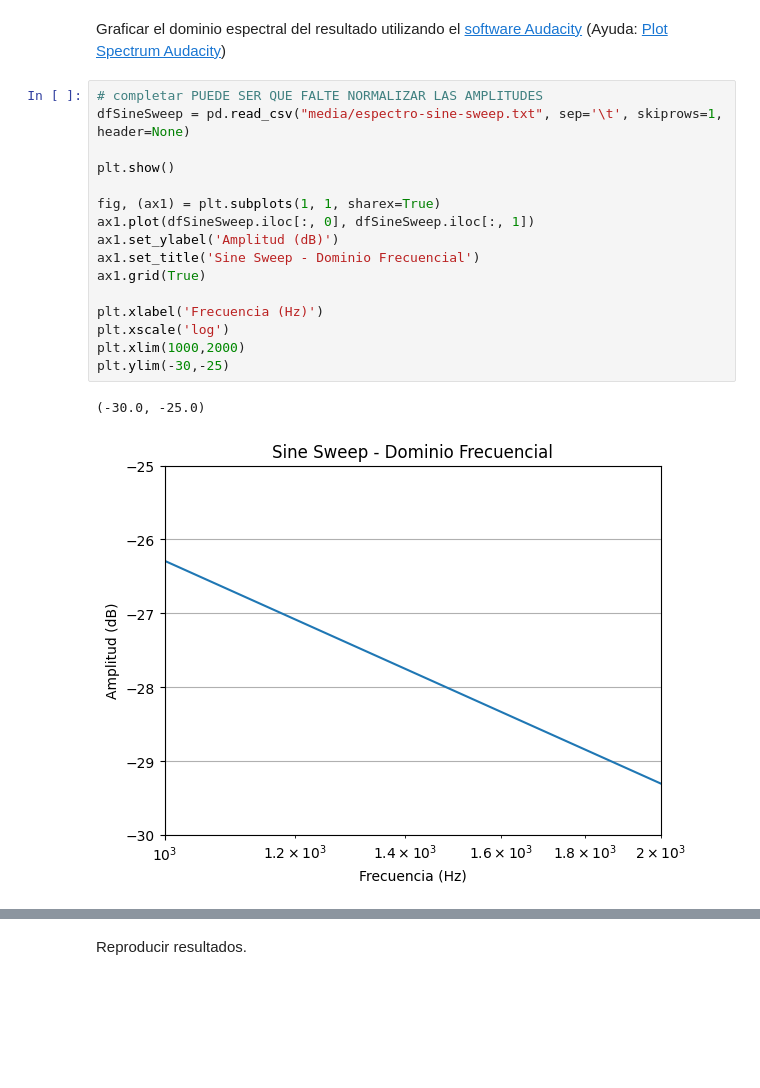
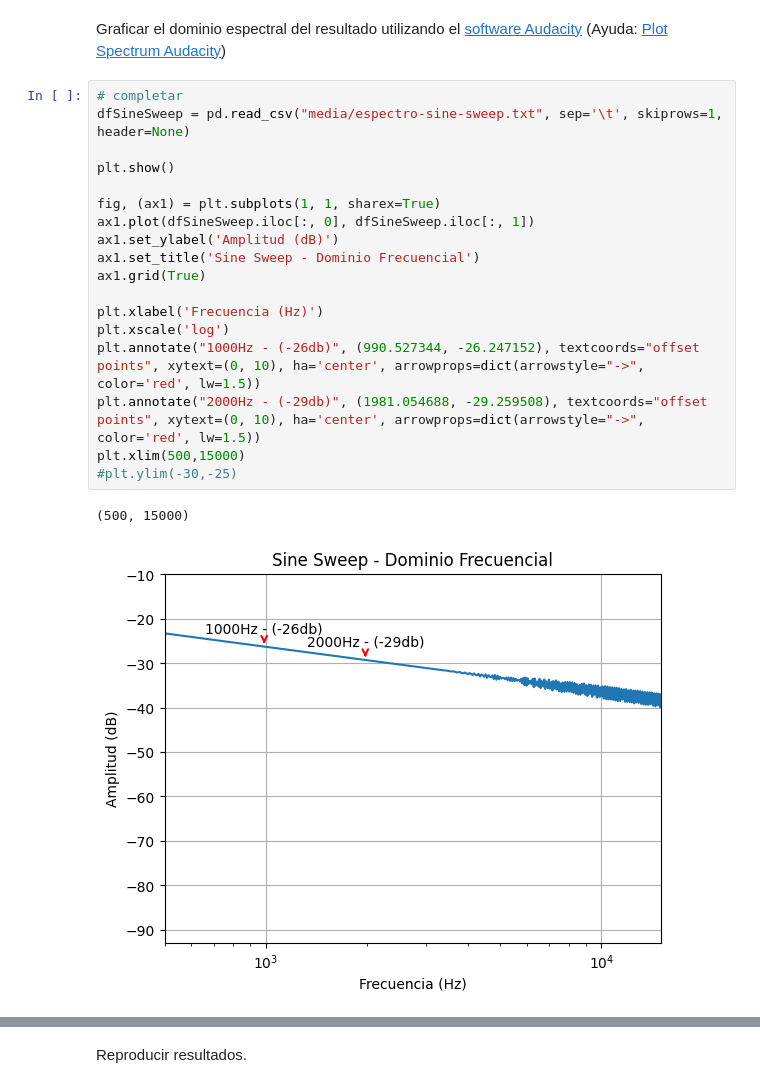
Before and after one commit to jaldreyuntref/sys, a Jupyter notebook: primer-entrega/primer_entrega.ipynb, the cells around one changed output, grey strips where cells are left out. Cells and saved outputs as stored; diff of their text form; blank space fills up the shorter version.

```diff
--- a/primer-entrega/primer_entrega.ipynb
+++ b/primer-entrega/primer_entrega.ipynb
@@ -286,24 +291,26 @@ generarSineSweepYFiltroInverso(20, 20000, 5)
 # %% [markdown]
 Graficar el dominio espectral del resultado utilizando el [software Audacity](https://www.audacityteam.org/) (Ayuda: [Plot Spectrum Audacity](https://manual.audacityteam.org/man/plot_spectrum.html))
 # %%
-# completar PUEDE SER QUE FALTE NORMALIZAR LAS AMPLITUDES
+# completar
 dfSineSweep = pd.read_csv("media/espectro-sine-sweep.txt", sep='\t', skiprows=1, header=None)
 
 plt.show()
 
 fig, (ax1) = plt.subplots(1, 1, sharex=True)
 ax1.plot(dfSineSweep.iloc[:, 0], dfSineSweep.iloc[:, 1])
 ax1.set_ylabel('Amplitud (dB)')
 ax1.set_title('Sine Sweep - Dominio Frecuencial')
 ax1.grid(True)
 
 plt.xlabel('Frecuencia (Hz)')
 plt.xscale('log')
-plt.xlim(1000,2000)
-plt.ylim(-30,-25)
+plt.annotate("1000Hz - (-26db)", (990.527344, -26.247152), textcoords="offset points", xytext=(0, 10), ha='center', arrowprops=dict(arrowstyle="->", color='red', lw=1.5))
+plt.annotate("2000Hz - (-29db)", (1981.054688, -29.259508), textcoords="offset points", xytext=(0, 10), ha='center', arrowprops=dict(arrowstyle="->", color='red', lw=1.5))
+plt.xlim(500,15000)
+#plt.ylim(-30,-25)
 # %% [output]
-(-30.0, -25.0)
+(500, 15000)
-[figure, old version]
+[figure, new version]
 # %%
 dfFiltroInverso = pd.read_csv("media/espectro-filtro-inverso.txt", sep='\t', skiprows=1, header=None)
 
```
Also changed, not shown: parts of 2 cells of this notebook.
